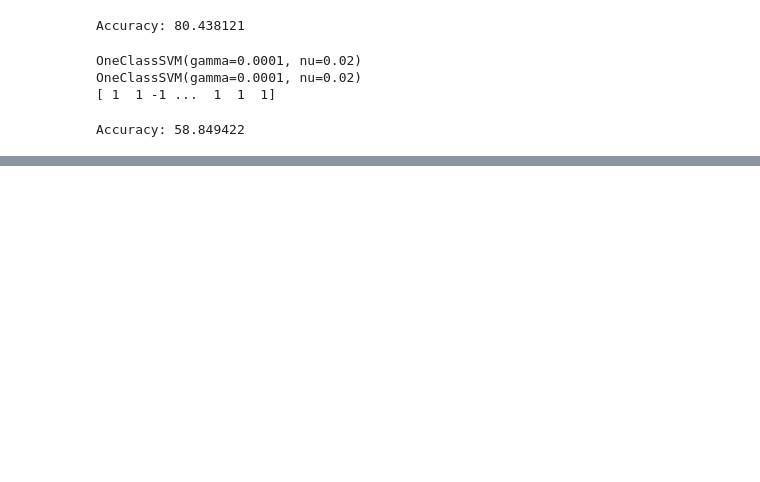
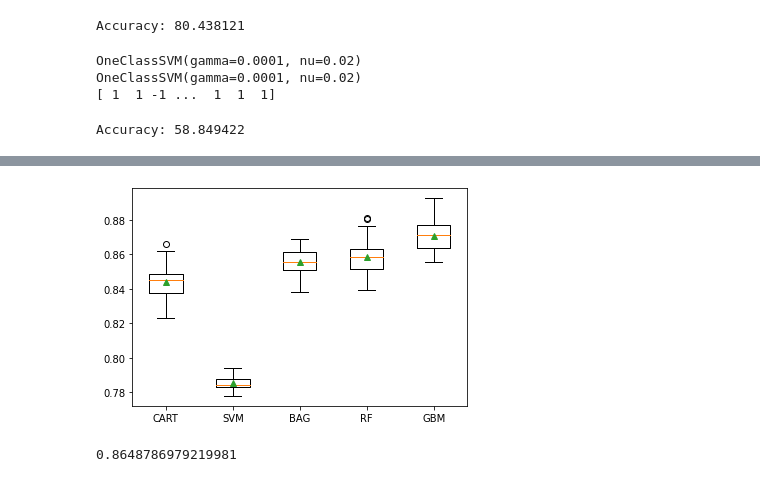
Before and after one commit to randyll/cap5610, a Jupyter notebook: Project/Census_data_classification.ipynb, the cells around one changed output, grey strips where cells are left out. Cells and saved outputs as stored; diff of their text form; code cells hidden in the pictures; blank space fills up the shorter version.

```diff
--- a/Project/Census_data_classification.ipynb
+++ b/Project/Census_data_classification.ipynb
@@ -290,0 +443,63 @@ Accuracy: 58.849422
+# %%
+from sklearn.preprocessing import LabelEncoder
+from sklearn.preprocessing import OneHotEncoder
+from sklearn.preprocessing import MinMaxScaler
+from sklearn.pipeline import Pipeline
+from sklearn.compose import ColumnTransformer
+from sklearn.model_selection import cross_val_score
+from sklearn.model_selection import RepeatedStratifiedKFold
+from sklearn.tree import DecisionTreeClassifier
+from sklearn.svm import SVC
+from sklearn.ensemble import RandomForestClassifier
+from sklearn.ensemble import GradientBoostingClassifier
+from sklearn.ensemble import BaggingClassifier
+# spot check machine learning algorithms on the adult imbalanced dataset
+from numpy import mean
+from numpy import std
+from matplotlib import pyplot
+
+# evaluate a model
+def evaluate_model(X, y, model):
+	# define evaluation procedure
+	cv = RepeatedStratifiedKFold(n_splits=10, n_repeats=3, random_state=1)
+	# evaluate model
+	scores = cross_val_score(model, X, y, scoring='accuracy', cv=cv, n_jobs=-1)
+	return scores
+
+# define models to test
+def get_models():
+	models, names = list(), list()
+	# CART
+	models.append(DecisionTreeClassifier(min_samples_leaf=10).fit(X_train,y_train))
+	names.append('CART')
+	# SVM
+	models.append(SVC(C=1,decision_function_shape='ovo',kernel='rbf', degree=4, gamma='scale', coef0=0.2).fit(X_train,y_train))
+	names.append('SVM')
+	# Bagging
+	models.append(BaggingClassifier(n_estimators=100).fit(X_train,y_train))
+	names.append('BAG')
+	# RF
+	models.append(RandomForestClassifier(n_estimators=100,max_features=5,min_samples_leaf=50).fit(X_train,y_train))
+	names.append('RF')
+	# GBM
+	models.append(GradientBoostingClassifier(n_estimators=100).fit(X_train,y_train))
+	names.append('GBM')
+
+	return models, names
+
+models, names = get_models()
+results = list()
+# evaluate each model
+for i in range(len(models)):
+	# define steps
+
+	# evaluate the model and store results
+	scores = evaluate_model(X_test, y_test, models[i])
+	results.append(scores)
+	print(scores)
+	# summarize performance
+	print('>%s %.3f (%.3f)' % (names[i], np.mean(scores), std(scores)))
+# plot the results
+pyplot.boxplot(results, labels=names, showmeans=True)
+pyplot.show()
+# %% [output]
@@ -290,0 +523,12 @@ Accuracy: 58.849422
+[figure, added]
+# %%
+from sklearn.ensemble import VotingClassifier
+model1 = LogisticRegression(random_state=1)
+model2 = tree.DecisionTreeClassifier(min_samples_leaf=10,random_state=1)
+model3= GradientBoostingClassifier(n_estimators=100)
+model4=RandomForestClassifier(n_estimators=100,max_features=5,min_samples_leaf=50)
+model = VotingClassifier(estimators=[('lr', model1), ('dt', model2),('gbm', model3),('rf', model4)], voting='soft')
+model.fit(X_train,y_train)
+model.score(X_test,y_test)
+# %% [output]
+0.8648786979219981
```
Also changed, not shown: parts of 12 cells of this notebook.
